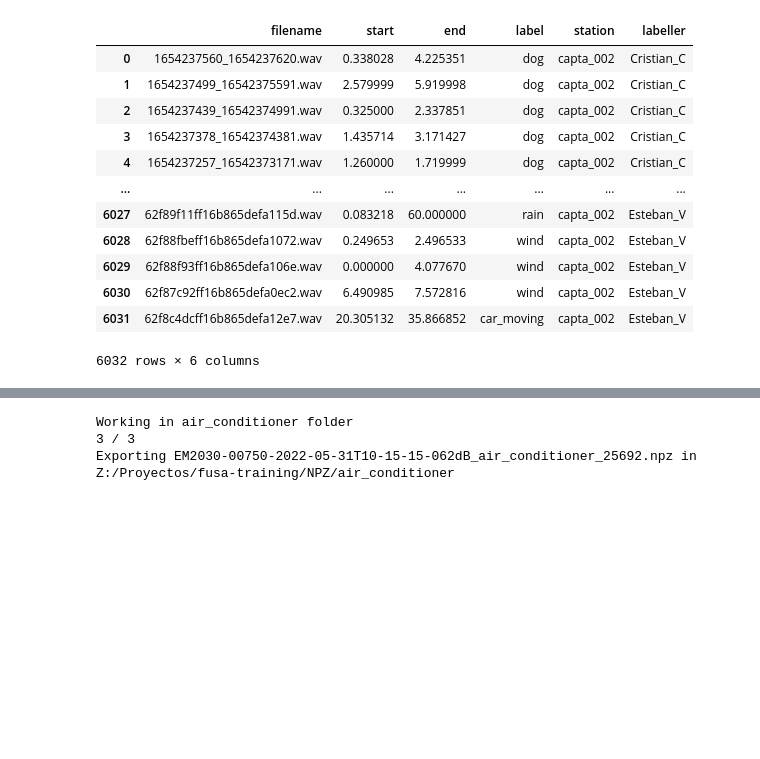
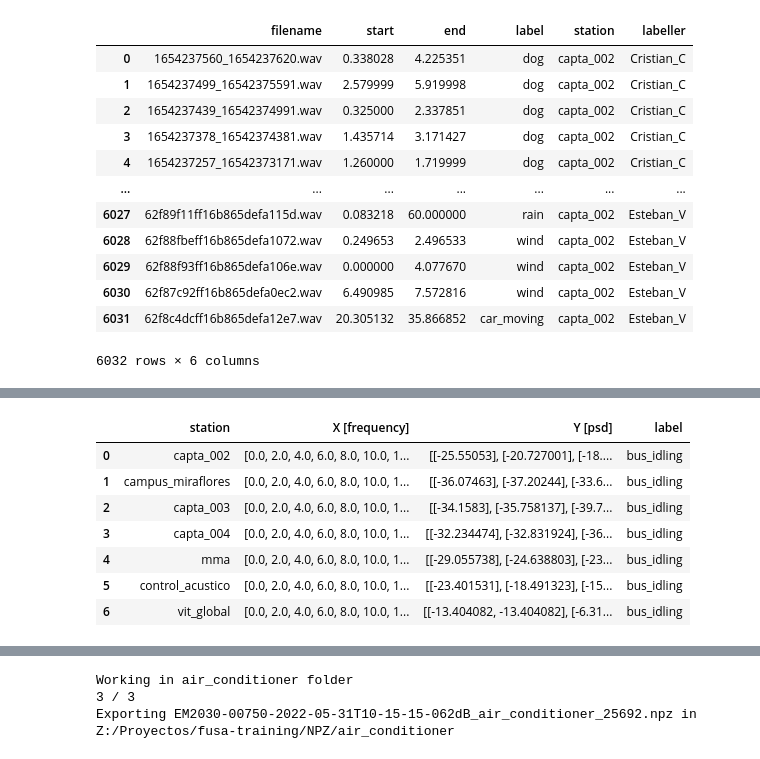
Before and after one commit to JoaquinRMorales/fusa_noise, a Jupyter notebook: main.ipynb, the cells around one changed output, grey strips where cells are left out. Saved outputs shown, nothing was run; the diff lists cells and outputs as text; code cells hidden in the pictures; blank space fills up the shorter version.

```diff
--- a/main.ipynb
+++ b/main.ipynb
@@ -81,0 +95,11 @@ ERUIDO2022_20211217115944_siren_36497.wav
+# %%
+bus_idling
+# %% [output]
+|  | station | X [frequency] | Y [psd] | label |
+| 0 | capta_002 | [0.0, 2.0, 4.0, 6.0, 8.0, 10.0, 1... | [[-25.55053], [-20.727001], [-18.... | bus_idling |
+| 1 | campus_miraflores | [0.0, 2.0, 4.0, 6.0, 8.0, 10.0, 1... | [[-36.07463], [-37.20244], [-33.6... | bus_idling |
+| 2 | capta_003 | [0.0, 2.0, 4.0, 6.0, 8.0, 10.0, 1... | [[-34.1583], [-35.758137], [-39.7... | bus_idling |
+| 3 | capta_004 | [0.0, 2.0, 4.0, 6.0, 8.0, 10.0, 1... | [[-32.234474], [-32.831924], [-36... | bus_idling |
+| 4 | mma | [0.0, 2.0, 4.0, 6.0, 8.0, 10.0, 1... | [[-29.055738], [-24.638803], [-23... | bus_idling |
+| 5 | control_acustico | [0.0, 2.0, 4.0, 6.0, 8.0, 10.0, 1... | [[-23.401531], [-18.491323], [-15... | bus_idling |
+| 6 | vit_global | [0.0, 2.0, 4.0, 6.0, 8.0, 10.0, 1... | [[-13.404082, -13.404082], [-6.31... | bus_idling |
```
Also changed, not shown: parts of 10 cells of this notebook, 2 other files.
